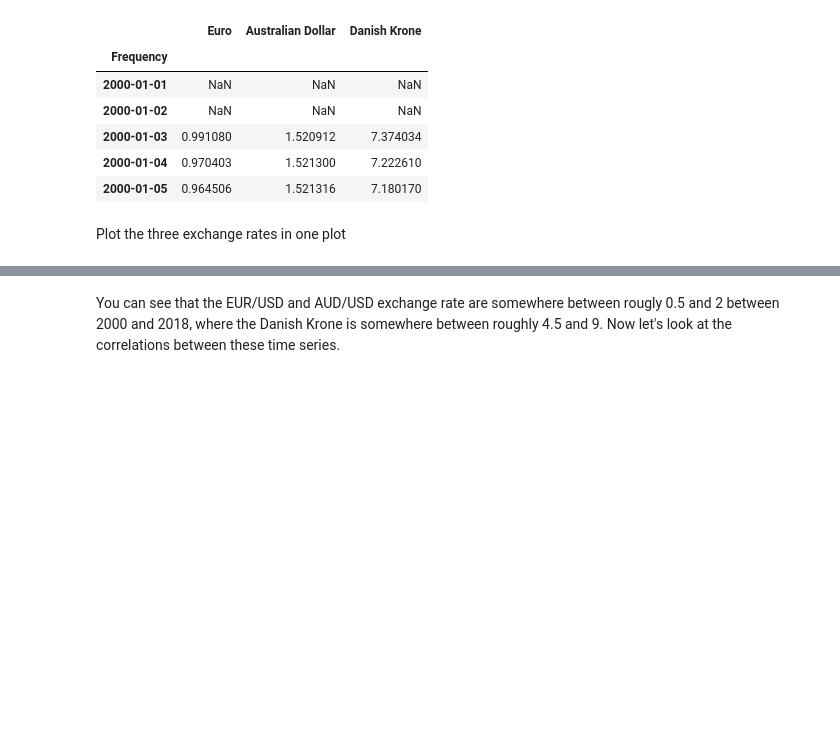
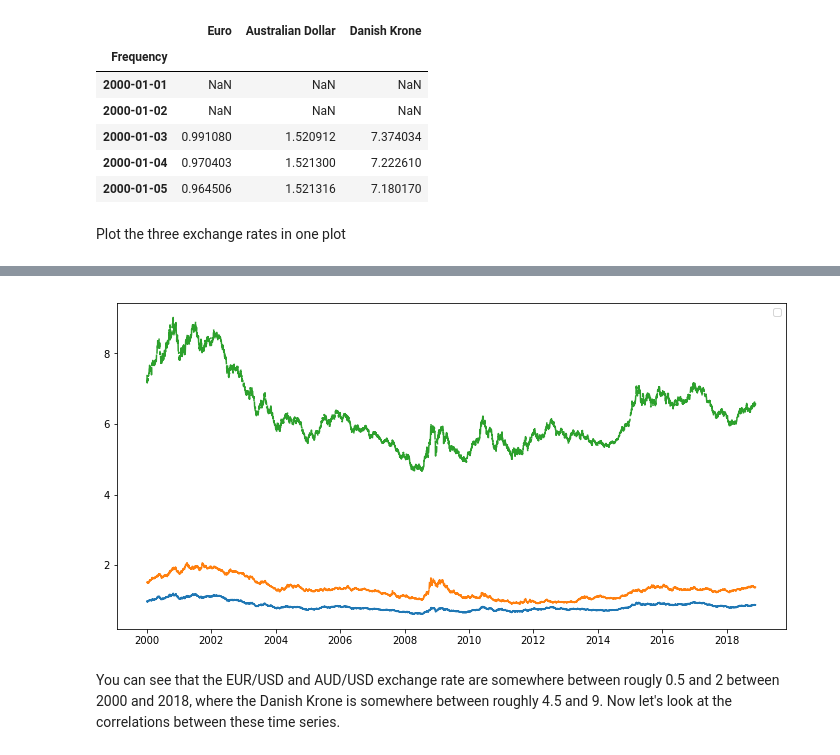
Before and after one commit to briansrebrenik/dsc-3-26-05-correlation-and-autocorrelation-in-time-series-lab-nyc-career-ds-102218, a Jupyter notebook: index.ipynb, the cells around one changed output, grey strips where cells are left out. Saved outputs shown, nothing was run; the diff lists cells and outputs as text; code cells hidden in the pictures; blank space fills up the shorter version.

```diff
--- a/index.ipynb
+++ b/index.ipynb
@@ -42,6 +42,6 @@ Plot the three exchange rates in one plot
 # %%
 # your code here
 plt.figure(figsize=(12,6))
-plt.plot(df)
-plt.legend(;
+plt.plot(df,)
+plt.legend();
 # %% [output]
@@ -49,3 +49,4 @@ SyntaxError: invalid syntax (<ipython-input-16-8d066865f5a1>, line 4)
+[figure, added]
 # %% [markdown]
 You can see that the EUR/USD and AUD/USD exchange rate are somewhere between rougly 0.5 and 2 between 2000 and 2018, where the Danish Krone is somewhere between roughly 4.5 and 9. Now let's look at the correlations between these time series.
 # %%
```
Also changed, not shown: parts of 1 cell of this notebook.
